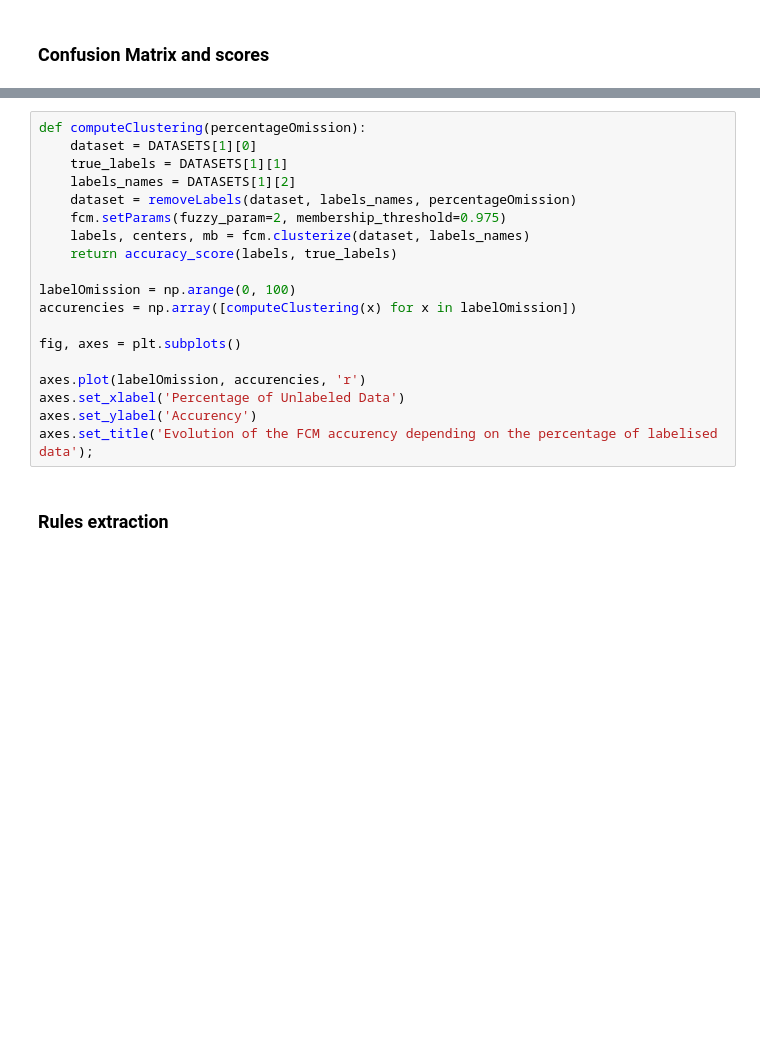
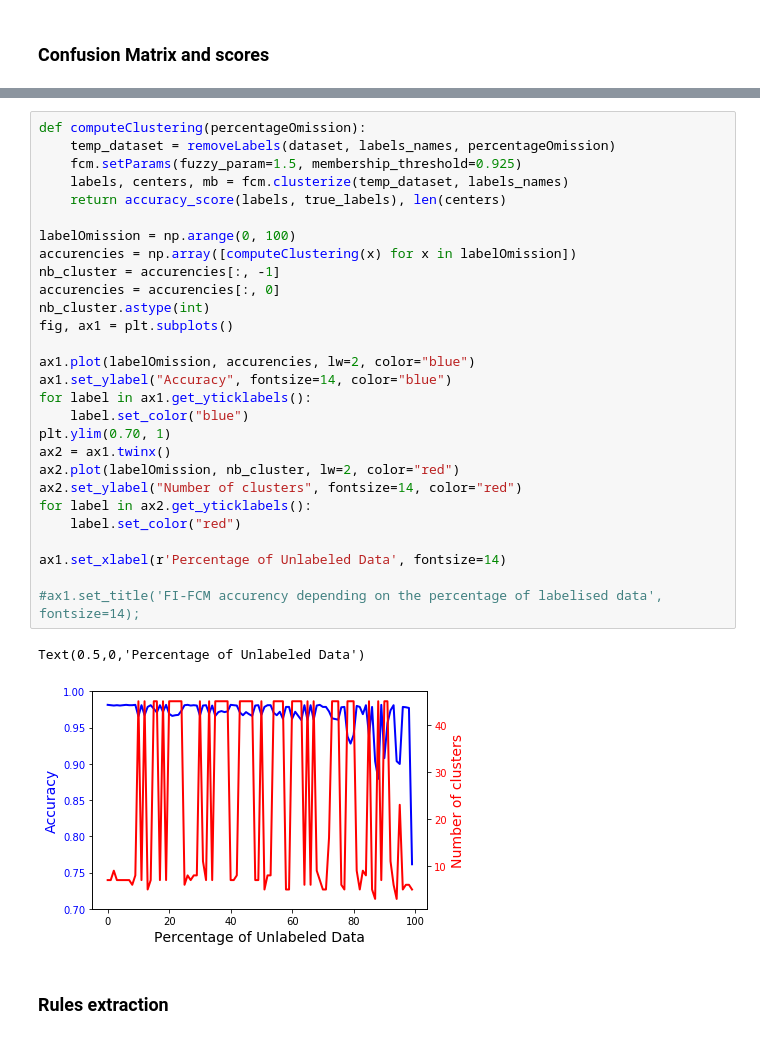
Before and after one commit to X4l1b1/LFA_Labs, a Jupyter notebook: LFA Project/Tests.ipynb, the cells around one changed output, grey strips where cells are left out. Drawn from its saved outputs; the diff is of its cells as text; blank space fills up the shorter version.

```diff
--- a/LFA Project/Tests.ipynb
+++ b/LFA Project/Tests.ipynb
@@ -150,22 +149,34 @@ KeyboardInterrupt:
 # %%
 def computeClustering(percentageOmission):
-    dataset = DATASETS[1][0]
-    true_labels = DATASETS[1][1]
-    labels_names = DATASETS[1][2]
-    dataset = removeLabels(dataset, labels_names, percentageOmission)
-    fcm.setParams(fuzzy_param=2, membership_threshold=0.975)
-    labels, centers, mb = fcm.clusterize(dataset, labels_names)
-    return accuracy_score(labels, true_labels)
+    temp_dataset = removeLabels(dataset, labels_names, percentageOmission)
+    fcm.setParams(fuzzy_param=1.5, membership_threshold=0.925)
+    labels, centers, mb = fcm.clusterize(temp_dataset, labels_names)
+    return accuracy_score(labels, true_labels), len(centers)
 
 labelOmission = np.arange(0, 100)
 accurencies = np.array([computeClustering(x) for x in labelOmission])
+nb_cluster = accurencies[:, -1]
+accurencies = accurencies[:, 0]
+nb_cluster.astype(int)
+fig, ax1 = plt.subplots()
 
-fig, axes = plt.subplots()
+ax1.plot(labelOmission, accurencies, lw=2, color="blue")
+ax1.set_ylabel("Accuracy", fontsize=14, color="blue")
+for label in ax1.get_yticklabels():
+    label.set_color("blue")
+plt.ylim(0.70, 1)
+ax2 = ax1.twinx()
+ax2.plot(labelOmission, nb_cluster, lw=2, color="red")
+ax2.set_ylabel("Number of clusters", fontsize=14, color="red")
+for label in ax2.get_yticklabels():
+    label.set_color("red")
 
-axes.plot(labelOmission, accurencies, 'r')
-axes.set_xlabel('Percentage of Unlabeled Data')
-axes.set_ylabel('Accurency')
-axes.set_title('Evolution of the FCM accurency depending on the percentage of labelised data');
+ax1.set_xlabel(r'Percentage of Unlabeled Data', fontsize=14)
+
+#ax1.set_title('FI-FCM accurency depending on the percentage of labelised data', fontsize=14);
+# %% [output]
+Text(0.5,0,'Percentage of Unlabeled Data')
+[figure, added]
 # %% [markdown]
 ### Rules extraction
 # %%
```
Also changed, not shown: parts of 4 cells of this notebook, 12 other files.
